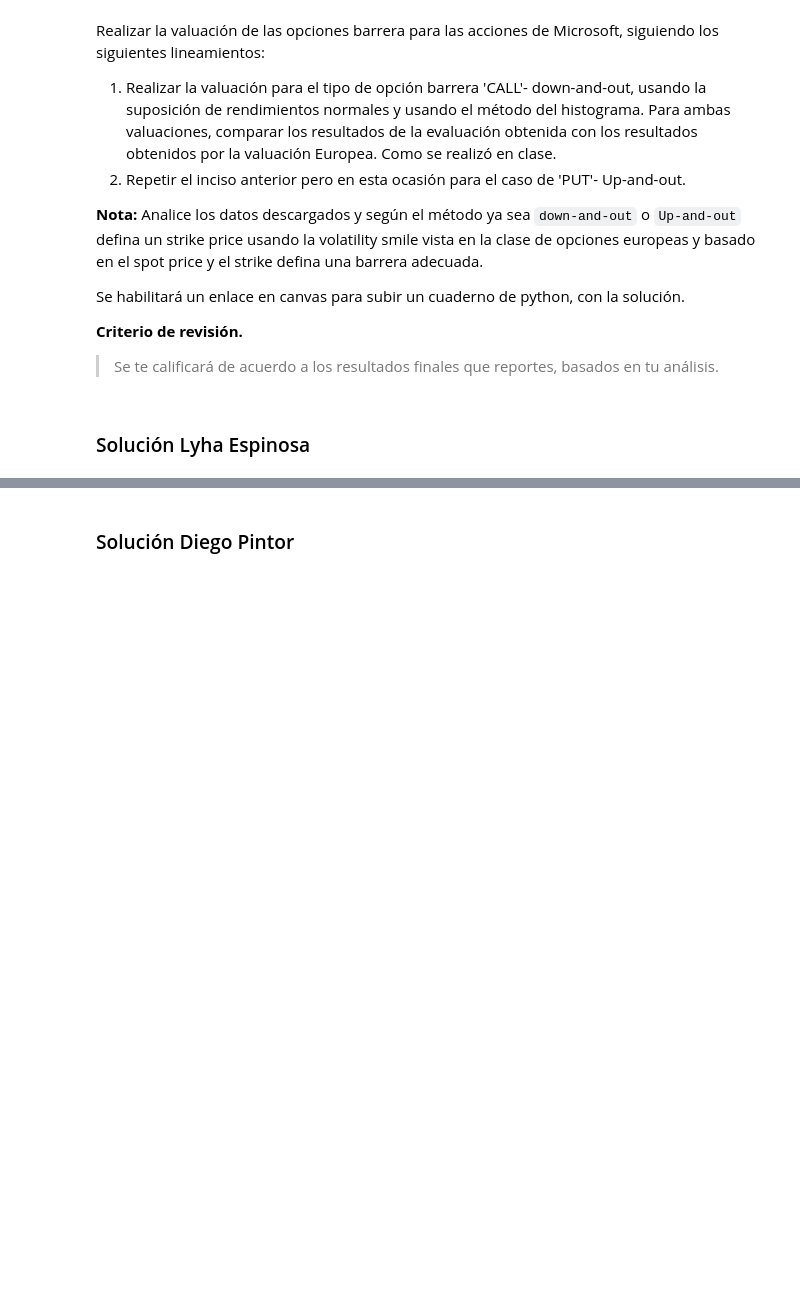
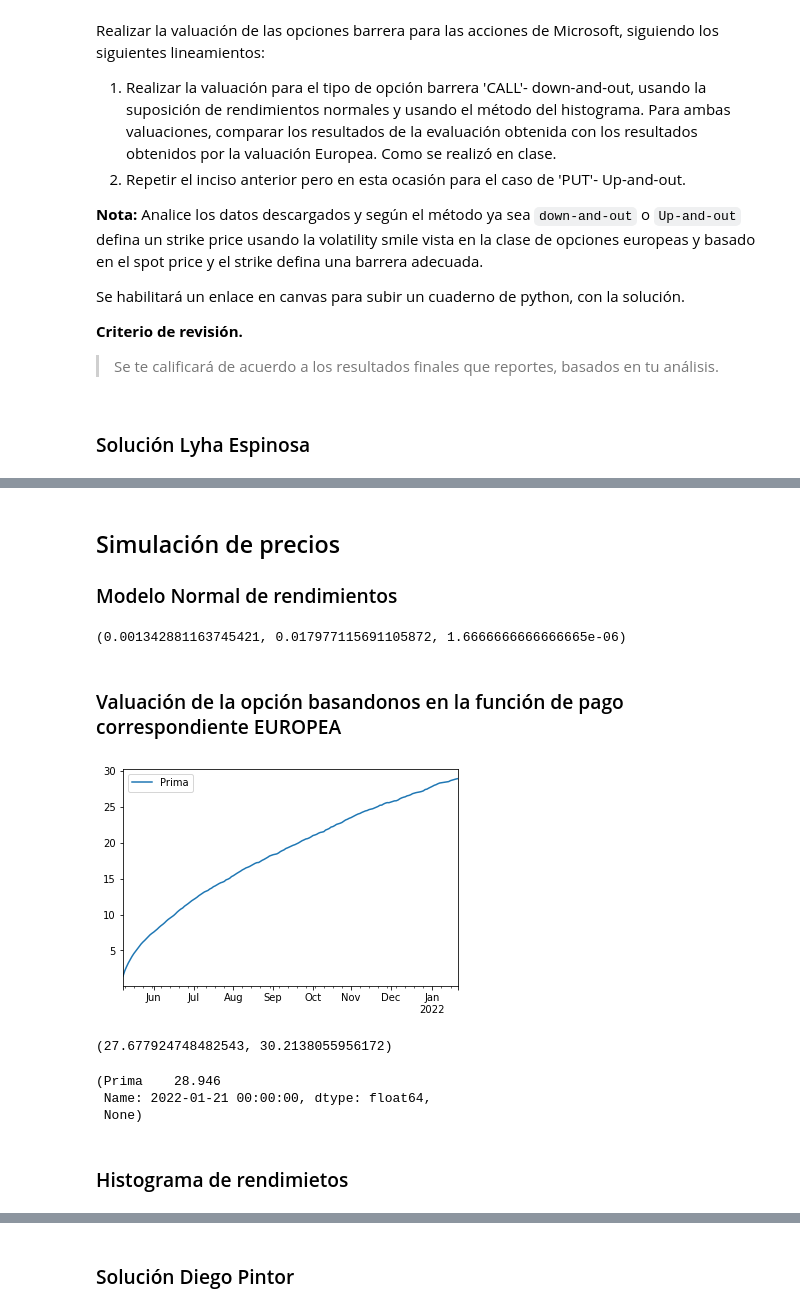
Before and after one commit to PintorOD1997/ProyectoConjunto_LEspinosa_DPintor, a Jupyter notebook: ProyectoConjunto_3_Tarea11_LEspinosa_DPintor.ipynb, the cells around one changed output, grey strips where cells are left out. Saved outputs shown, nothing was run; the diff lists cells and outputs as text; code cells hidden in the pictures; blank space fills up the shorter version.

Commit message:
Actualizaciones Lyha

```diff
--- a/ProyectoConjunto_3_Tarea11_LEspinosa_DPintor.ipynb
+++ b/ProyectoConjunto_3_Tarea11_LEspinosa_DPintor.ipynb
@@ -31,0 +132,4 @@ Se habilitará un enlace en canvas para subir un cuaderno de python, con la solu
+# %%
+K = 255
+opt_deseada = micro_opt.loc[(micro_opt.Type=='call') & (micro_opt.Strike==K) & (micro_opt.Expiry=='2022-01-21')]
+opt_deseada
@@ -31,0 +140,2 @@ Se habilitará un enlace en canvas para subir un cuaderno de python, con la solu
+# %%
+opt_valuar = opt_deseada.loc[list(opt_deseada.index)[0]]
@@ -31,0 +161,51 @@ Se habilitará un enlace en canvas para subir un cuaderno de python, con la solu
+# %% [markdown]
+## Simulación de precios
+### Modelo Normal de rendimientos
+# %%
+mu = ret_micro.mean()
+sigma = ret_micro.std()
+r = 0.0006/360
+mu, sigma, r
+# %% [output]
+(0.001342881163745421, 0.017977115691105872, 1.6666666666666665e-06)
+# %%
+from datetime import date
+
+# Datos de la opción y del día de actual
+today = pd.Timestamp(date.today())
+expiry = opt_valuar.Expiry
+
+# Fechas desde el día de hoy hasta la fecha de cierre del contrato (considerando unicamente los días hábiles)
+dates = pd.date_range(start=today, end=expiry, freq='B')
+
+# Cantidad de escenarios a simular para el método de montecarlo
+ndays = len(dates)
+nscen = 10000
+
+K = opt_valuar.Strike
+S0 = closes_micro.iloc[-1]
+sim_ret = pd.DataFrame(sigma*np.random.randn(ndays,nscen)+r,index=dates)
+sim_closes = S0*np.exp(sim_ret.cumsum())
+# %% [markdown]
+### Valuación de la opción basandonos en la función de pago correspondiente EUROPEA
+# %%
+strike = K
+call=pd.DataFrame({'Prima':np.exp(-r*ndays)*np.fmax(sim_closes - strike, 0).mean(axis=1)}, index=dates)
+call.plot();
+# %% [output]
+[figure, added]
+# %%
+# INTERVALOS DE CONFIANZA
+confianza = 0.95
+sigma_est = sim_closes.iloc[-1].sem()
+mean_est = call.iloc[-1].Prima
+# i1 = st.t.interval(confianza,nscen-1, loc=mean_est, scale=sigma_est)
+i2 = st.norm.interval(confianza, loc=mean_est, scale=sigma_est)
+call.iloc[-1], print(i2)
+# %% [output]
+(27.677924748482543, 30.2138055956172)
+(Prima    28.946
+ Name: 2022-01-21 00:00:00, dtype: float64,
+ None)
+# %% [markdown]
+### Histograma de rendimietos
```
Also changed, not shown: parts of 62 cells of this notebook, 1 other file.
